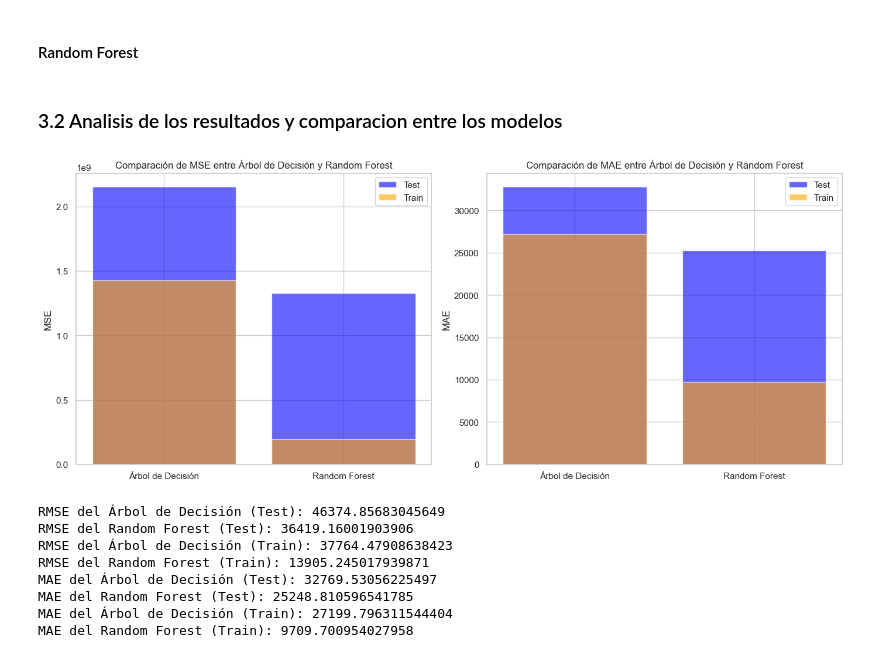
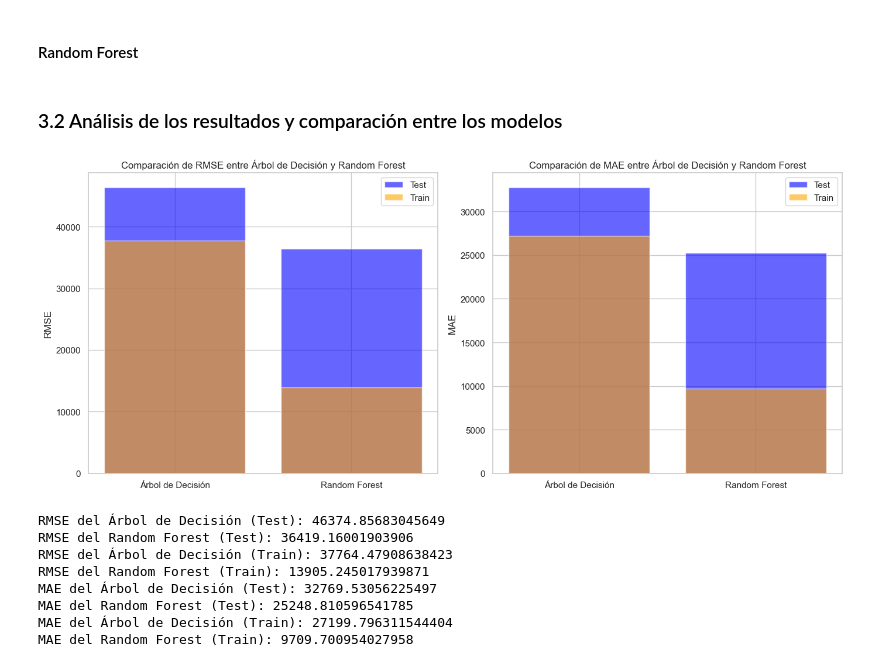
Before and after one commit to reneespinosa/ML-Entry-Level-Projects, a Jupyter notebook: 2/Precios Casas California.ipynb, the cells around one changed output. Cells and saved outputs as stored; diff of their text form; code cells hidden in the pictures.

```diff
--- a/2/Precios Casas California.ipynb
+++ b/2/Precios Casas California.ipynb
@@ -439,10 +441,11 @@ grid_search_rf.fit(X_train, y_train)
 
 best_rf_model = grid_search_rf.best_estimator_
 # %% [markdown]
-### 3.2 Analisis de los resultados y comparacion entre los modelos
+### 3.2 Análisis de los resultados y comparación entre los modelos
 # %%
 from sklearn.metrics import mean_squared_error, mean_absolute_error
 import matplotlib.pyplot as plt
+import numpy as np
 
 # Evaluación de modelos en el conjunto de prueba
 dt_predictions_test = best_dt_model.predict(X_test)
@@ -466,44 +469,46 @@ rf_mae_train = mean_absolute_error(y_train, rf_predictions_train)
 
 # Resultados para visualización
 labels = ['Árbol de Decisión', 'Random Forest']
-mse_values_test = [dt_mse_test, rf_mse_test]
+
+# Cálculo de RMSE
+rmse_values_test = [np.sqrt(dt_mse_test), np.sqrt(rf_mse_test)]
+rmse_values_train = [np.sqrt(dt_mse_train), np.sqrt(rf_mse_train)]
 mae_values_test = [dt_mae_test, rf_mae_test]
-mse_values_train = [dt_mse_train, rf_mse_train]
 mae_values_train = [dt_mae_train, rf_mae_train]
 
-# Gráfica de MSE
+# Gráfica de RMSE
 plt.figure(figsize=(14, 6))
 
 plt.subplot(1, 2, 1)
-plt.bar(labels, mse_values_test, color='blue', alpha=0.6, label='Test')
-plt.bar(labels, mse_values_train, color='orange', alpha=0.6, label='Train')
-plt.ylabel('MSE')
-plt.title('Comparación de MSE entre Árbol de Decisión y Random Forest')
+plt.bar(labels, rmse_values_test, color='blue', alpha=0.6, label='Test')
+plt.bar(labels, rmse_values_train, color='orange', alpha=0.6, label='Train')
+plt.ylabel('RMSE')
+plt.title('Comparación de RMSE entre Árbol de Decisión y Random Forest')
 plt.legend()
 
 # Gráfica de MAE
 plt.subplot(1, 2, 2)
 plt.bar(labels, mae_values_test, color='blue', alpha=0.6, label='Test')
 plt.bar(labels, mae_values_train, color='orange', alpha=0.6, label='Train')
 plt.ylabel('MAE')
 plt.title('Comparación de MAE entre Árbol de Decisión y Random Forest')
 plt.legend()
 
 plt.tight_layout()
 plt.show()
 
 # Imprimir resultados
 print(f'RMSE del Árbol de Decisión (Test): {np.sqrt(dt_mse_test)}')
 print(f'RMSE del Random Forest (Test): {np.sqrt(rf_mse_test)}')
 print(f'RMSE del Árbol de Decisión (Train): {np.sqrt(dt_mse_train)}')
 print(f'RMSE del Random Forest (Train): {np.sqrt(rf_mse_train)}')
 
 print(f'MAE del Árbol de Decisión (Test): {dt_mae_test}')
 print(f'MAE del Random Forest (Test): {rf_mae_test}')
 print(f'MAE del Árbol de Decisión (Train): {dt_mae_train}')
 print(f'MAE del Random Forest (Train): {rf_mae_train}')
 # %% [output]
-[figure, old version]
+[figure, new version]
 RMSE del Árbol de Decisión (Test): 46374.85683045649
 RMSE del Random Forest (Test): 36419.16001903906
 RMSE del Árbol de Decisión (Train): 37764.47908638423
```
Also changed, not shown: parts of 13 cells of this notebook, 3 other files.
